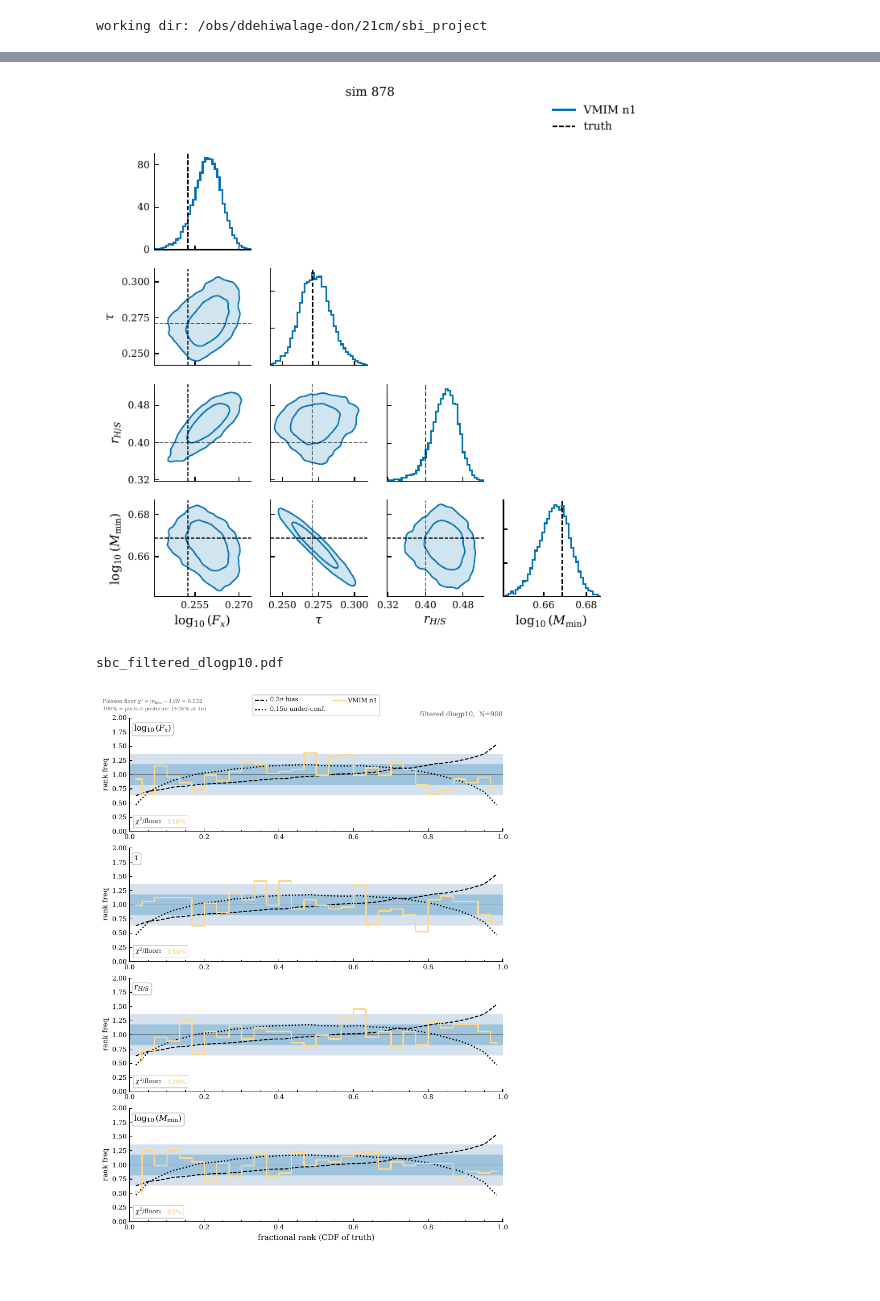
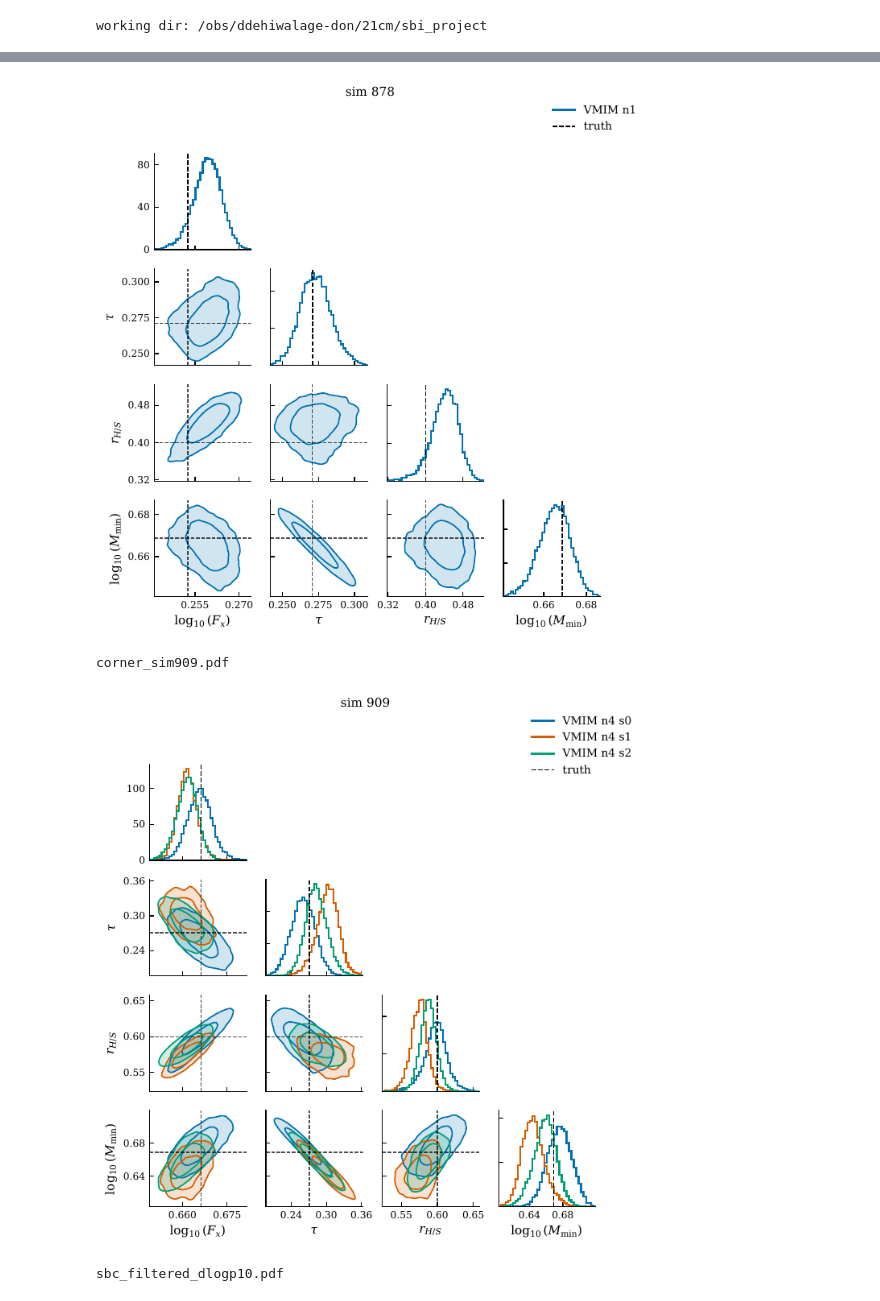
Before and after one commit to Dilru1/21cm-sbi-vmim, a Jupyter notebook: notebooks/diagnostics.ipynb, the cells around one changed output, grey strips where cells are left out. Saved outputs shown, nothing was run; the diff lists cells and outputs as text; code cells hidden in the pictures.

```diff
--- a/notebooks/diagnostics.ipynb
+++ b/notebooks/diagnostics.ipynb
@@ -23,6 +24,24 @@ REPO = subprocess.check_output(["git", "rev-parse", "--show-toplevel"]).decode()
 os.chdir(REPO)
 OUT = Path("notebooks/_figs")
 OUT.mkdir(parents=True, exist_ok=True)
+
+
+def show(path):
+    """Display a PNG, or rasterize+show the first page of a PDF (needs pdftoppm)."""
+    p = str(path)
+    if p.endswith(".png") and os.path.exists(p):
+        display(Image(p))
+        return
+    if p.endswith(".pdf") and os.path.exists(p):
+        prev = p[:-4] + "_preview"
+        if os.system(
+            f'pdftoppm -png -r 110 -singlefile "{p}" "{prev}" 2>/dev/null'
+        ) == 0 and os.path.exists(prev + ".png"):
+            display(Image(prev + ".png"))
+            return
+    print("figure:", p)
+
+
 print("working dir:", REPO)
 # %% [output]
 working dir: /obs/ddehiwalage-don/21cm/sbi_project
@@ -88,8 +130,10 @@ installed it simply lists the figure paths instead.
 # %%
 evdir = OUT / "eval"
-!python eval.py --item "{CONFIG}|{FAMILY}|{SCOPE}|{LABEL}" --out "{evdir}"
+seeds = " ".join(map(str, SEEDS))
+!python eval.py --item "{CONFIG}|{FAMILY}|{SCOPE}|{LABEL}" \
+        --all-seeds --seeds {seeds} --out "{evdir}"
 
-# metrics table
+# metrics table (one row per seed)
 try:
     import pandas as pd
 
@@ -99,13 +143,8 @@ try:
 except Exception as e:
     print("metrics table skipped:", e)
 
-# preview PDF figures (SBC, corner, ...)
+# every figure has all seeds overlaid
 for p in sorted(glob.glob(str(evdir / "*.pdf"))):
-    prev = p[:-4] + "_preview"
-    rc = os.system(f'pdftoppm -png -r 110 -singlefile "{p}" "{prev}" 2>/dev/null')
-    if rc == 0 and os.path.exists(prev + ".png"):
-        print(os.path.basename(p))
-        display(Image(prev + ".png"))
-    else:
-        print("figure:", p)
+    print(os.path.basename(p))
+    show(p)
 # %% [output]
@@ -130,4 +176,5 @@ done -> notebooks/_figs/eval/  (metrics.csv, metrics.tex, metrics.json, sbc_filt
 corner_sim878.pdf
 [figure]
-sbc_filtered_dlogp10.pdf
+corner_sim909.pdf
-[figure, old version]
+[figure, new version]
+sbc_filtered_dlogp10.pdf
```
Also changed, not shown: parts of 18 cells of this notebook.
